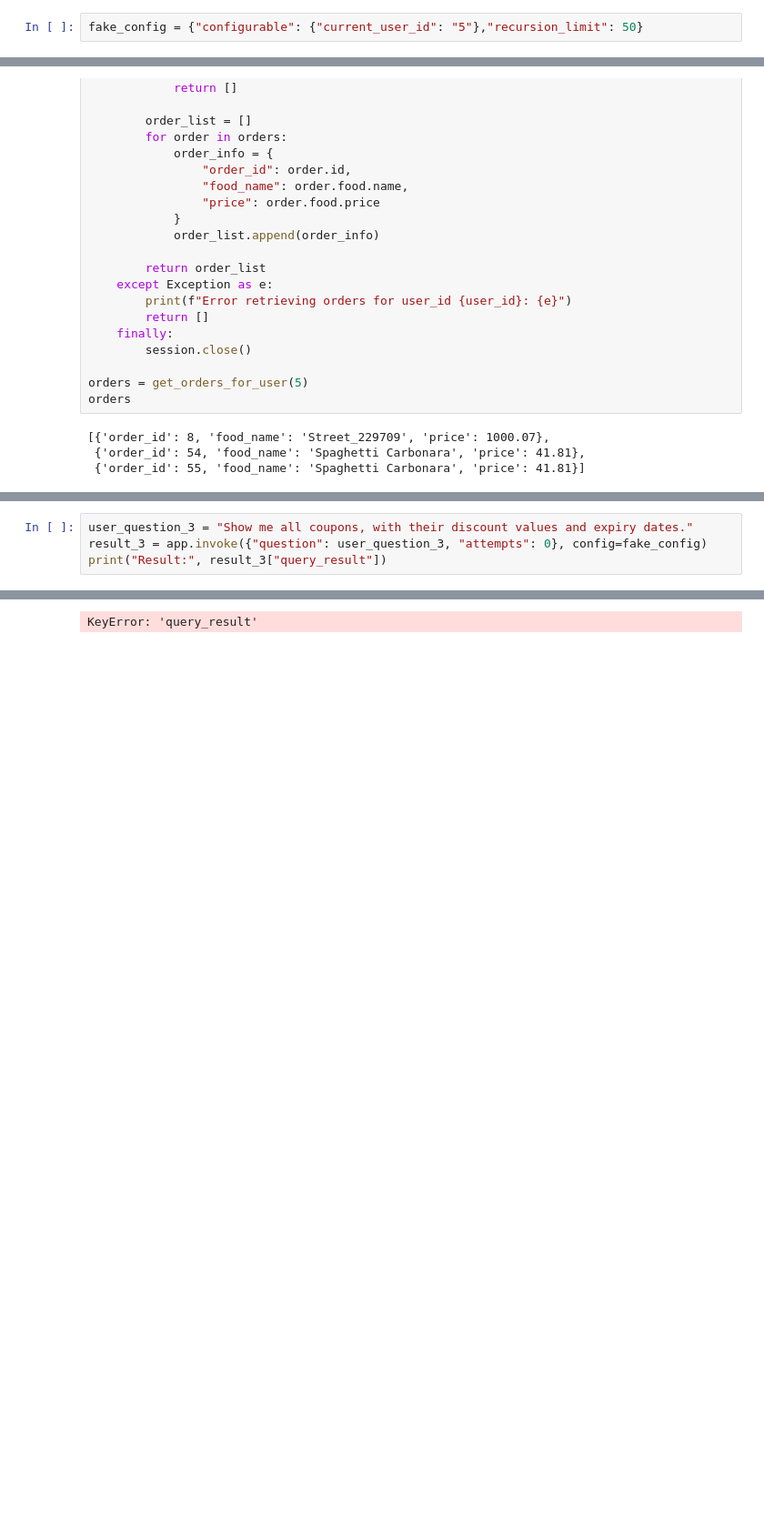
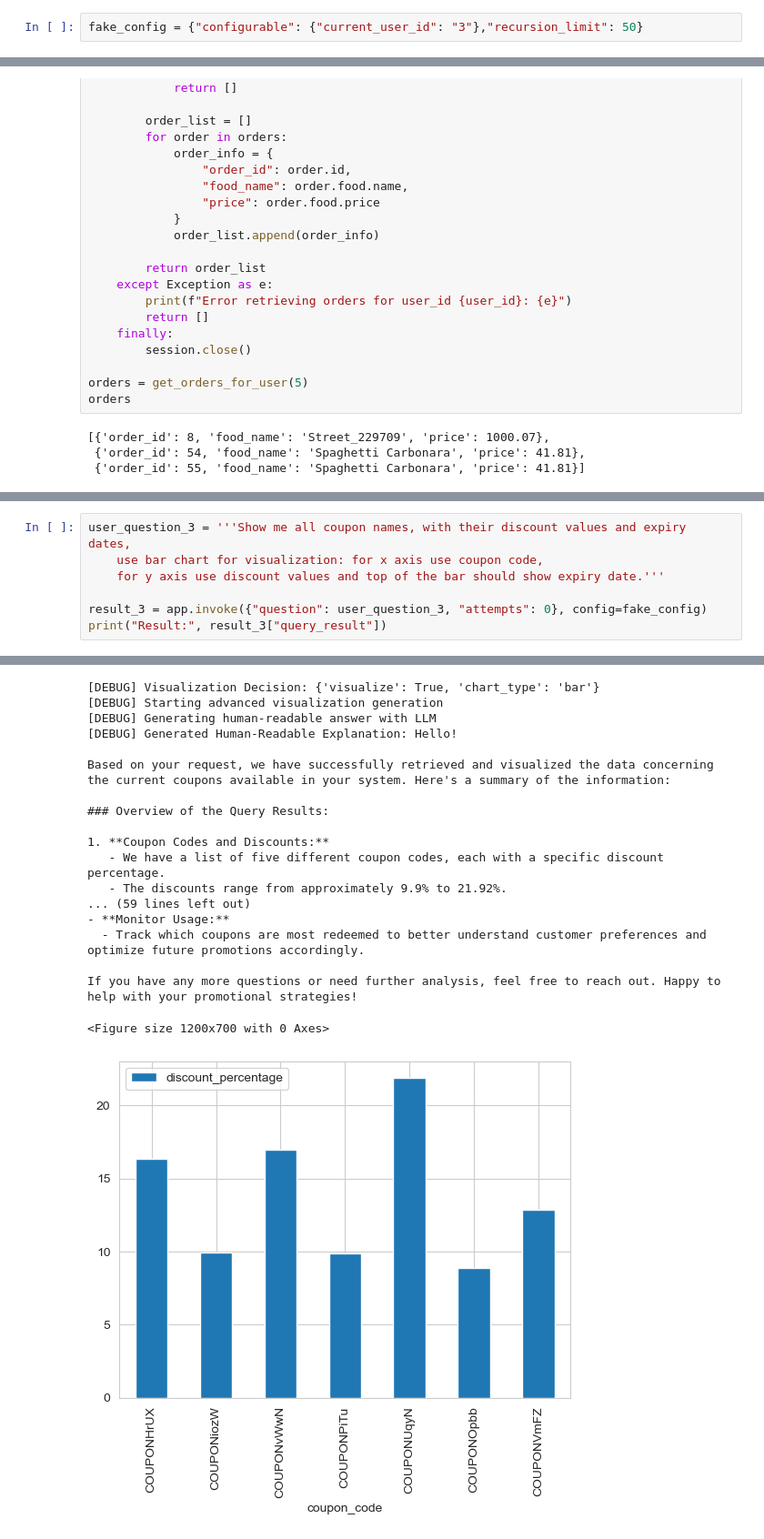
Before and after one commit to kurta17/Text-to-SQL-Agent, a Jupyter notebook: sql-agent.ipynb, the cells around one changed output, grey strips where cells are left out. Shown: that part at 91% size. Saved outputs shown, nothing was run; the diff lists cells and outputs as text; blank space fills up the shorter version.

```diff
--- a/sql-agent.ipynb
+++ b/sql-agent.ipynb
@@ -1437,5 +1411,5 @@ except:
 # %%
-fake_config = {"configurable": {"current_user_id": "5"},"recursion_limit": 50}
+fake_config = {"configurable": {"current_user_id": "3"},"recursion_limit": 50}
 # %%
 def get_orders_for_user(user_id: int):
     session = SessionLocal()
@@ -1497,5 +1474,8 @@ Result: Oh, absolutely! Asking questions burns a ton of calories, didn't you kno
 # %%
-user_question_3 = "Show me all coupons, with their discount values and expiry dates."
+user_question_3 = '''Show me all coupon names, with their discount values and expiry dates,
+    use bar chart for visualization: for x axis use coupon code,
+    for y axis use discount values and top of the bar should show expiry date.'''
+
 result_3 = app.invoke({"question": user_question_3, "attempts": 0}, config=fake_config)
 print("Result:", result_3["query_result"])
 # %% [output]
@@ -1519,4 +1499,22 @@ Table: food_category
-KeyError: 'query_result'
+[DEBUG] Visualization Decision: {'visualize': True, 'chart_type': 'bar'}
+[DEBUG] Starting advanced visualization generation
+[DEBUG] Generating human-readable answer with LLM
+[DEBUG] Generated Human-Readable Explanation: Hello!
+
+Based on your request, we have successfully retrieved and visualized the data concerning the current coupons available in your system. Here's a summary of the information:
+
+### Overview of the Query Results:
+
+1. **Coupon Codes and Discounts:**
+   - We have a list of five different coupon codes, each with a specific discount percentage.
+   - The discounts range from approximately 9.9% to 21.92%.
+... (59 lines left out)
+- **Monitor Usage:**
+  - Track which coupons are most redeemed to better understand customer preferences and optimize future promotions accordingly.
+
+If you have any more questions or need further analysis, feel free to reach out. Happy to help with your promotional strategies!
+<Figure size 1200x700 with 0 Axes>
+[figure, added]
 # %%
 user_question_1 = '''Show me top 5 most cheap food name from database and their prices'''
 result_1 = app.invoke({"question": user_question_1, "attempts": 0}, config=fake_config)
```
Also changed, not shown: parts of 20 cells of this notebook, 6 other files.
